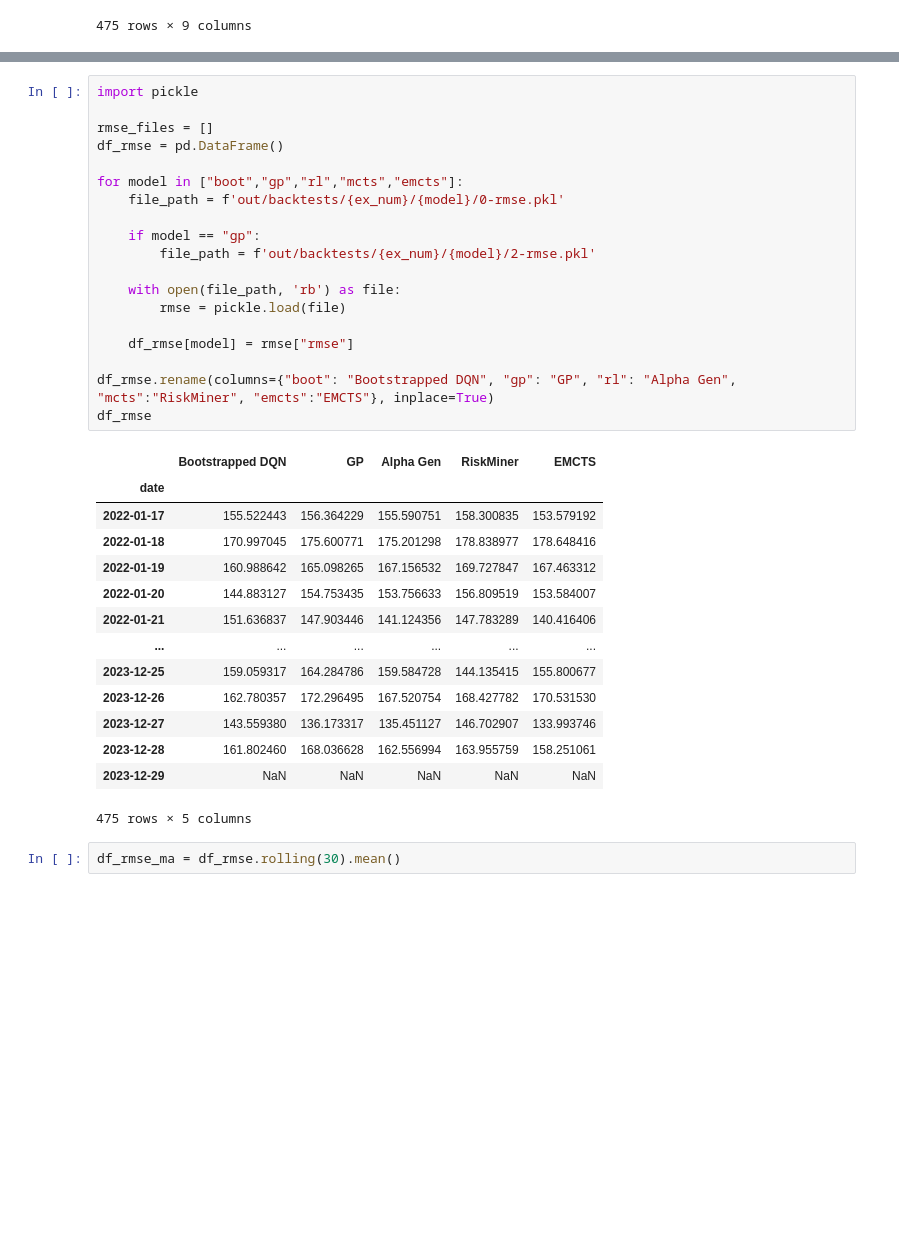
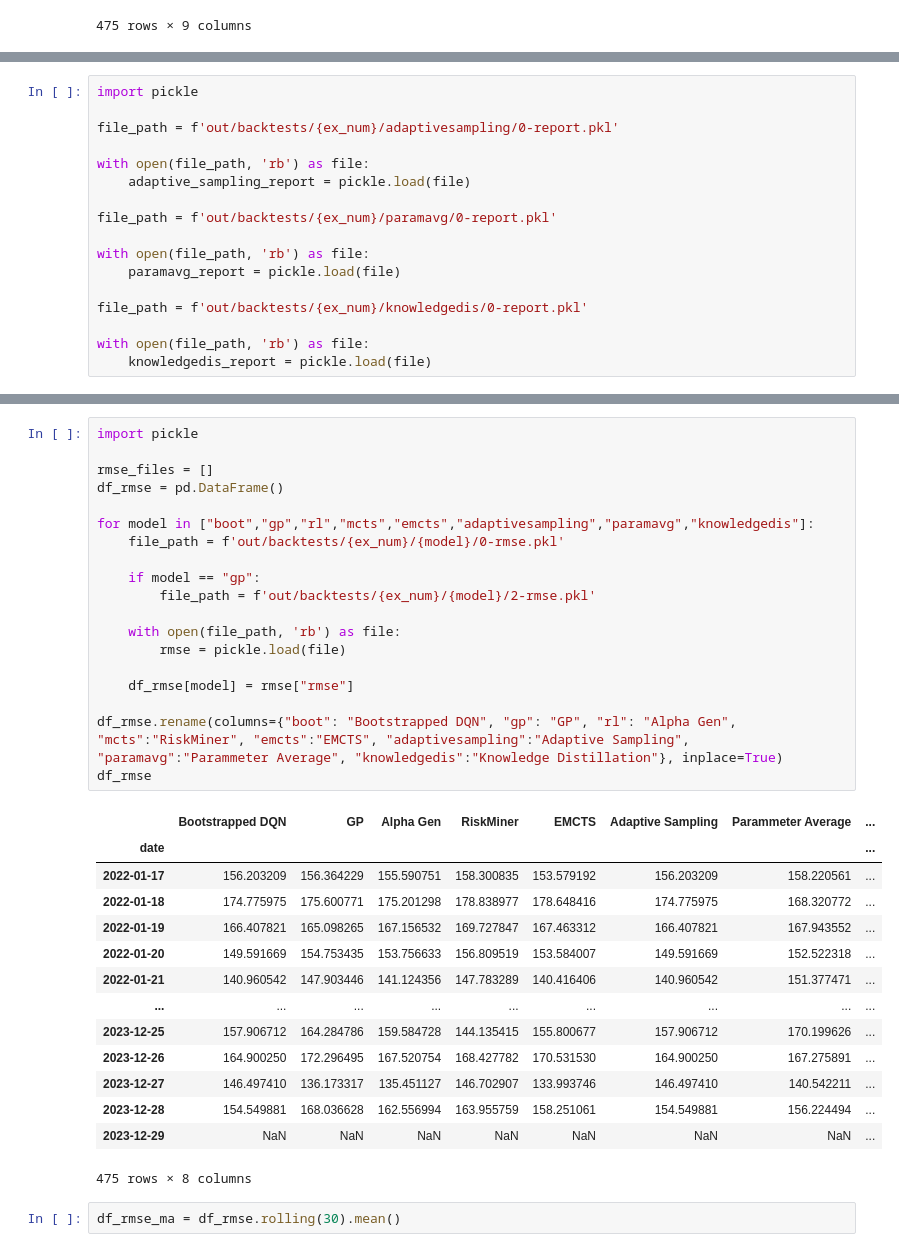
Before and after one commit to Ty-Wattana/alphadeepex, a Jupyter notebook: report.ipynb, the cells around one changed output, grey strips where cells are left out. Saved outputs shown, nothing was run; the diff lists cells and outputs as text; blank space fills up the shorter version.

```diff
--- a/report.ipynb
+++ b/report.ipynb
@@ -398,6 +406,23 @@ oracle_report
 | 2023-12-27 | 6.296502e+07 | 1.302571e-03 | 7.341798e+09 | 0.204681 | 1.101270e+07 | 0.000307 | 6.259027e+07 | 3.747525e+05 | 0.003480 |
 | 2023-12-28 | 6.420380e+07 | 1.998522e-02 | 7.354858e+09 | 0.207421 | 1.103229e+07 | 0.000311 | 6.384725e+07 | 3.565530e+05 | 0.023433 |
 474 rows × 9 columns
+# %%
+import pickle
+
+file_path = f'out/backtests/{ex_num}/adaptivesampling/0-report.pkl'
+
+with open(file_path, 'rb') as file:
+    adaptive_sampling_report = pickle.load(file)
+
+file_path = f'out/backtests/{ex_num}/paramavg/0-report.pkl'
+
+with open(file_path, 'rb') as file:
+    paramavg_report = pickle.load(file)
+
+file_path = f'out/backtests/{ex_num}/knowledgedis/0-report.pkl'
+
+with open(file_path, 'rb') as file:
+    knowledgedis_report = pickle.load(file)
 # %%
 import pandas as pd
 df_com = pd.DataFrame()
@@ -423,37 +452,37 @@ df_com.head()
 # %%
 import pickle
 
 rmse_files = []
 df_rmse = pd.DataFrame()
 
-for model in ["boot","gp","rl","mcts","emcts"]:
+for model in ["boot","gp","rl","mcts","emcts","adaptivesampling","paramavg","knowledgedis"]:
     file_path = f'out/backtests/{ex_num}/{model}/0-rmse.pkl'
 
     if model == "gp":
         file_path = f'out/backtests/{ex_num}/{model}/2-rmse.pkl'
 
     with open(file_path, 'rb') as file:
         rmse = pickle.load(file)
 
     df_rmse[model] = rmse["rmse"]
 
-df_rmse.rename(columns={"boot": "Bootstrapped DQN", "gp": "GP", "rl": "Alpha Gen", "mcts":"RiskMiner", "emcts":"EMCTS"}, inplace=True)
+df_rmse.rename(columns={"boot": "Bootstrapped DQN", "gp": "GP", "rl": "Alpha Gen", "mcts":"RiskMiner", "emcts":"EMCTS", "adaptivesampling":"Adaptive Sampling", "paramavg":"Parammeter Average", "knowledgedis":"Knowledge Distillation"}, inplace=True)
 df_rmse
 # %% [output]
-|  | Bootstrapped DQN | GP | Alpha Gen | RiskMiner | EMCTS |
-| date |  |  |  |  |  |
-| 2022-01-17 | 155.522443 | 156.364229 | 155.590751 | 158.300835 | 153.579192 |
-| 2022-01-18 | 170.997045 | 175.600771 | 175.201298 | 178.838977 | 178.648416 |
-| 2022-01-19 | 160.988642 | 165.098265 | 167.156532 | 169.727847 | 167.463312 |
-| 2022-01-20 | 144.883127 | 154.753435 | 153.756633 | 156.809519 | 153.584007 |
-| 2022-01-21 | 151.636837 | 147.903446 | 141.124356 | 147.783289 | 140.416406 |
-| ... | ... | ... | ... | ... | ... |
-| 2023-12-25 | 159.059317 | 164.284786 | 159.584728 | 144.135415 | 155.800677 |
-| 2023-12-26 | 162.780357 | 172.296495 | 167.520754 | 168.427782 | 170.531530 |
-| 2023-12-27 | 143.559380 | 136.173317 | 135.451127 | 146.702907 | 133.993746 |
-| 2023-12-28 | 161.802460 | 168.036628 | 162.556994 | 163.955759 | 158.251061 |
-| 2023-12-29 | NaN | NaN | NaN | NaN | NaN |
+|  | Bootstrapped DQN | GP | Alpha Gen | RiskMiner | EMCTS | Adaptive Sampling | Parammeter Average | ... |
+| date |  |  |  |  |  |  |  | ... |
+| 2022-01-17 | 156.203209 | 156.364229 | 155.590751 | 158.300835 | 153.579192 | 156.203209 | 158.220561 | ... |
+| 2022-01-18 | 174.775975 | 175.600771 | 175.201298 | 178.838977 | 178.648416 | 174.775975 | 168.320772 | ... |
+| 2022-01-19 | 166.407821 | 165.098265 | 167.156532 | 169.727847 | 167.463312 | 166.407821 | 167.943552 | ... |
+| 2022-01-20 | 149.591669 | 154.753435 | 153.756633 | 156.809519 | 153.584007 | 149.591669 | 152.522318 | ... |
+| 2022-01-21 | 140.960542 | 147.903446 | 141.124356 | 147.783289 | 140.416406 | 140.960542 | 151.377471 | ... |
+| ... | ... | ... | ... | ... | ... | ... | ... | ... |
+| 2023-12-25 | 157.906712 | 164.284786 | 159.584728 | 144.135415 | 155.800677 | 157.906712 | 170.199626 | ... |
+| 2023-12-26 | 164.900250 | 172.296495 | 167.520754 | 168.427782 | 170.531530 | 164.900250 | 167.275891 | ... |
+| 2023-12-27 | 146.497410 | 136.173317 | 135.451127 | 146.702907 | 133.993746 | 146.497410 | 140.542211 | ... |
+| 2023-12-28 | 154.549881 | 168.036628 | 162.556994 | 163.955759 | 158.251061 | 154.549881 | 156.224494 | ... |
+| 2023-12-29 | NaN | NaN | NaN | NaN | NaN | NaN | NaN | ... |
-475 rows × 5 columns
+475 rows × 8 columns
 # %%
 df_rmse_ma = df_rmse.rolling(30).mean()
 # %%
```
Also changed, not shown: parts of 14 cells of this notebook, 1 other file.
